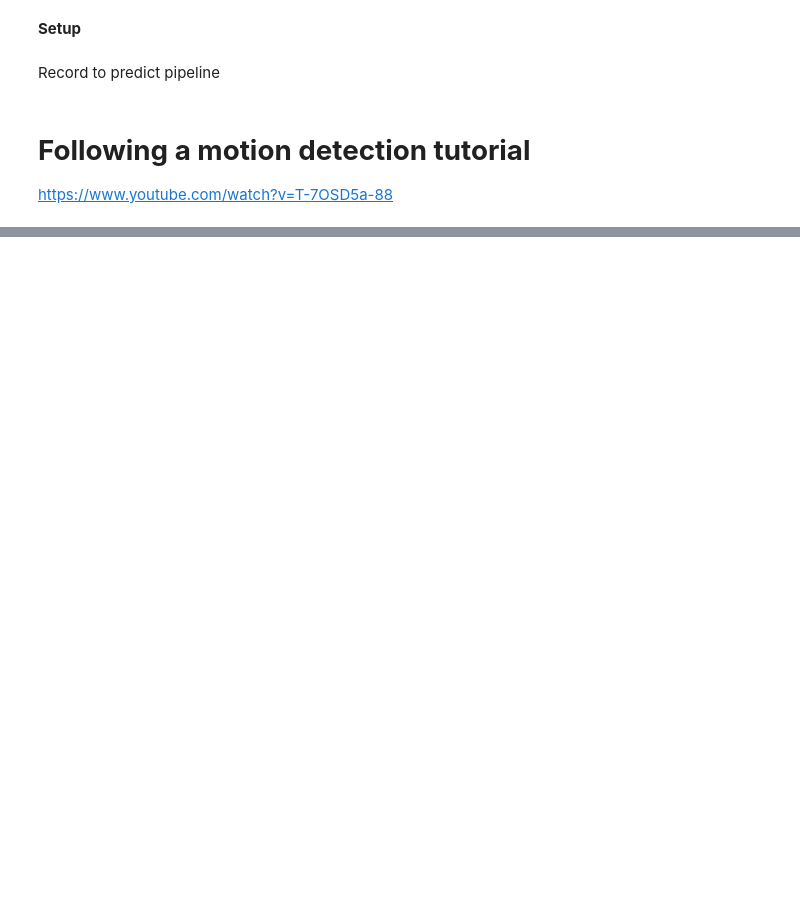
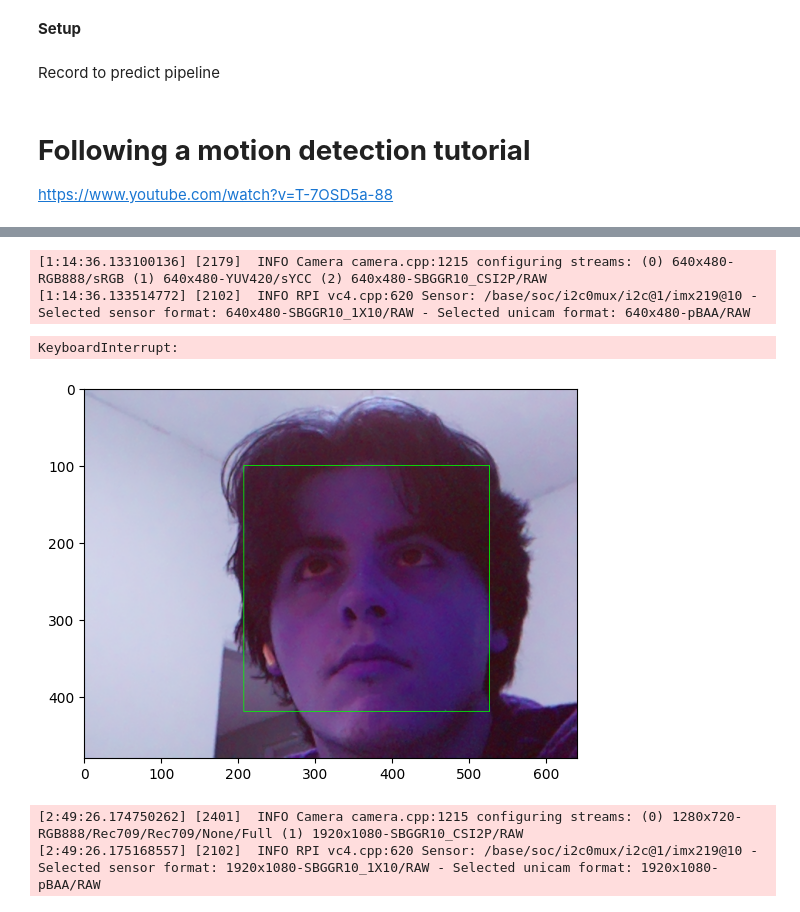
Before and after one commit to Noway-code/watch-some-birds, a Jupyter notebook: main.ipynb, the cells around one changed output, grey strips where cells are left out. Cells and saved outputs as stored; diff of their text form; code cells hidden in the pictures; blank space fills up the shorter version.

Commit message:
Got the video streaming with opencv working and writing

```diff
--- a/main.ipynb
+++ b/main.ipynb
@@ -234,0 +217,35 @@ picam2.close()
+# %%
+import cv2
+import matplotlib.pyplot as plt
+from picamera2 import MappedArray, Picamera2
+import time
+
+# Grab images as numpy arrays and leave everything else to OpenCV.
+
+face_detector = cv2.CascadeClassifier("haarcascade_frontalface_default.xml")
+
+picam2 = Picamera2()
+main = {"format": 'RGB888', "size": (640, 480)}
+lores = {"format": "YUV420", "size": (640, 480)}
+picam2.configure(picam2.create_preview_configuration(main, lores=lores))
+picam2.start()
+
+while True:
+    with picam2.captured_request() as request:
+        grey = request.make_array('lores')[:480, :640]
+
+        faces = face_detector.detectMultiScale(grey, 1.1, 5)
+
+        with MappedArray(request, 'main') as m:
+            for (x, y, w, h) in faces:
+                cv2.rectangle(m.array, (x, y), (x + w, y + h), (0, 255, 0))
+
+            plt.imshow(m.array,cmap="gray")
+
+picam2.stop_recording()
+picam2.close()
+# %% [output]
+[1:14:36.133100136] [2179]  INFO Camera camera.cpp:1215 configuring streams: (0) 640x480-RGB888/sRGB (1) 640x480-YUV420/sYCC (2) 640x480-SBGGR10_CSI2P/RAW
+[1:14:36.133514772] [2102]  INFO RPI vc4.cpp:620 Sensor: /base/soc/i2c0mux/i2c@1/imx219@10 - Selected sensor format: 640x480-SBGGR10_1X10/RAW - Selected unicam format: 640x480-pBAA/RAW
+KeyboardInterrupt:
+[figure, added]
@@ -234,0 +255,33 @@ picam2.close()
+# %%
+import cv2
+from picamera2 import Picamera2
+
+# 1. Initialize the camera object
+picam2 = Picamera2()
+
+config = picam2.create_video_configuration(
+    main={"size": (1280, 720), "format": "RGB888"}
+)
+picam2.configure(config)
+
+# 3. Start the camera
+picam2.start()
+
+fourcc = cv2.VideoWriter_fourcc(*"mp4v")
+out = cv2.VideoWriter("output.mp4", fourcc, 30, (1280, 720))
+
+# 4. Loop to capture and display frame
+start = perf_counter()
+while (perf_counter() - start ) < 10:
+    # Capture a frame as a NumPy array
+    im = picam2.capture_array()
+    frame = cv2.cvtColor(im, cv2.COLOR_RGB2BGR)
+    out.write(frame)
+
+out.release()
+picam2.stop()
+picam2.stop_recording()
+picam2.close()
+# %% [output]
+[2:49:26.174750262] [2401]  INFO Camera camera.cpp:1215 configuring streams: (0) 1280x720-RGB888/Rec709/Rec709/None/Full (1) 1920x1080-SBGGR10_CSI2P/RAW
+[2:49:26.175168557] [2102]  INFO RPI vc4.cpp:620 Sensor: /base/soc/i2c0mux/i2c@1/imx219@10 - Selected sensor format: 1920x1080-SBGGR10_1X10/RAW - Selected unicam format: 1920x1080-pBAA/RAW
```
Also changed, not shown: parts of 4 cells of this notebook, 2 other files.
